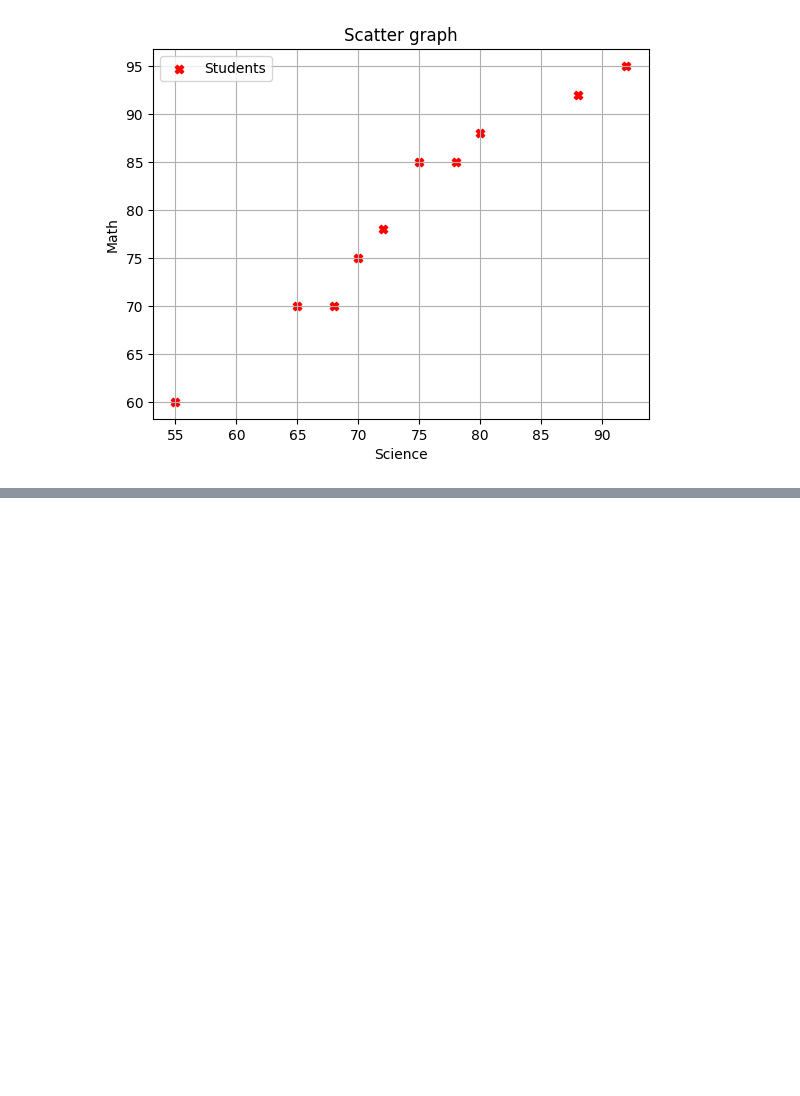
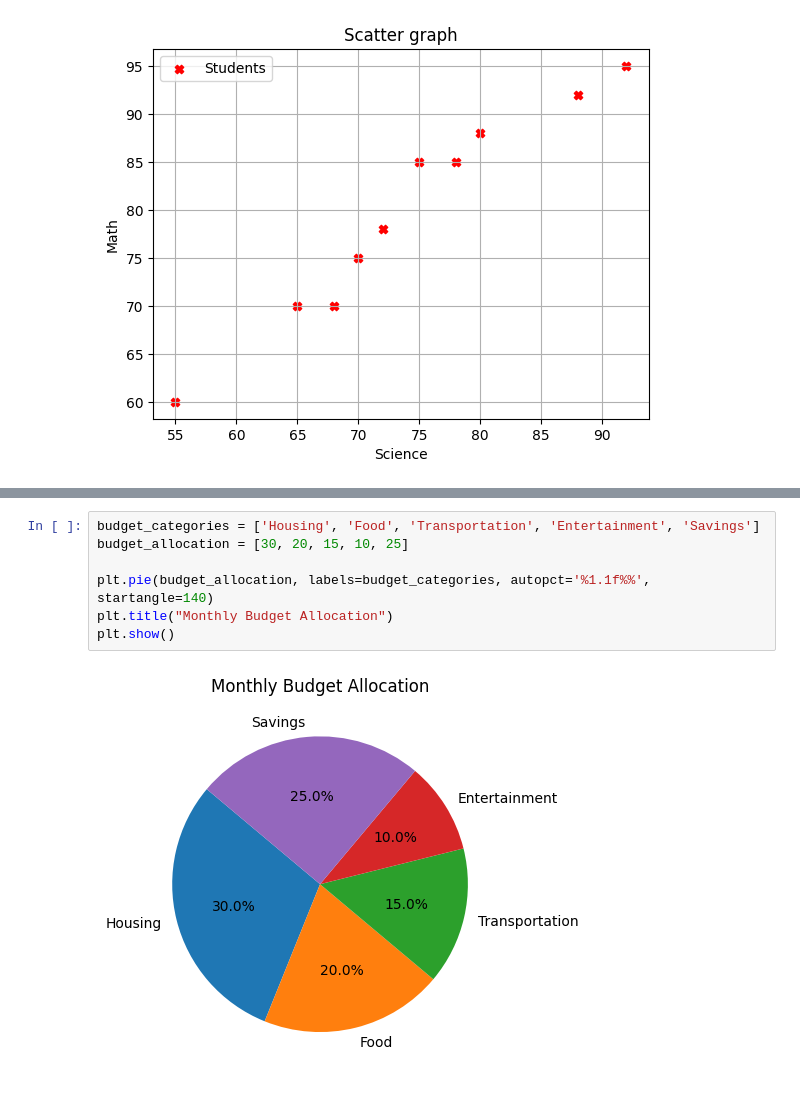
Before and after one commit to victorvulchev/git_tests, a Jupyter notebook: homework/graphs/all.ipynb, the cells around one changed output, grey strips where cells are left out. Drawn from its saved outputs; the diff is of its cells as text; blank space fills up the shorter version.

```diff
--- a/homework/graphs/all.ipynb
+++ b/homework/graphs/all.ipynb
@@ -36,0 +70,9 @@ AttributeError: Rectangle.set() got an unexpected keyword argument 'binwidth'
+# %%
+budget_categories = ['Housing', 'Food', 'Transportation', 'Entertainment', 'Savings']
+budget_allocation = [30, 20, 15, 10, 25]
+
+plt.pie(budget_allocation, labels=budget_categories, autopct='%1.1f%%', startangle=140)
+plt.title("Monthly Budget Allocation")
+plt.show()
+# %% [output]
+[figure, added]
```
Also changed, not shown: parts of 4 cells of this notebook, 2 other files.
